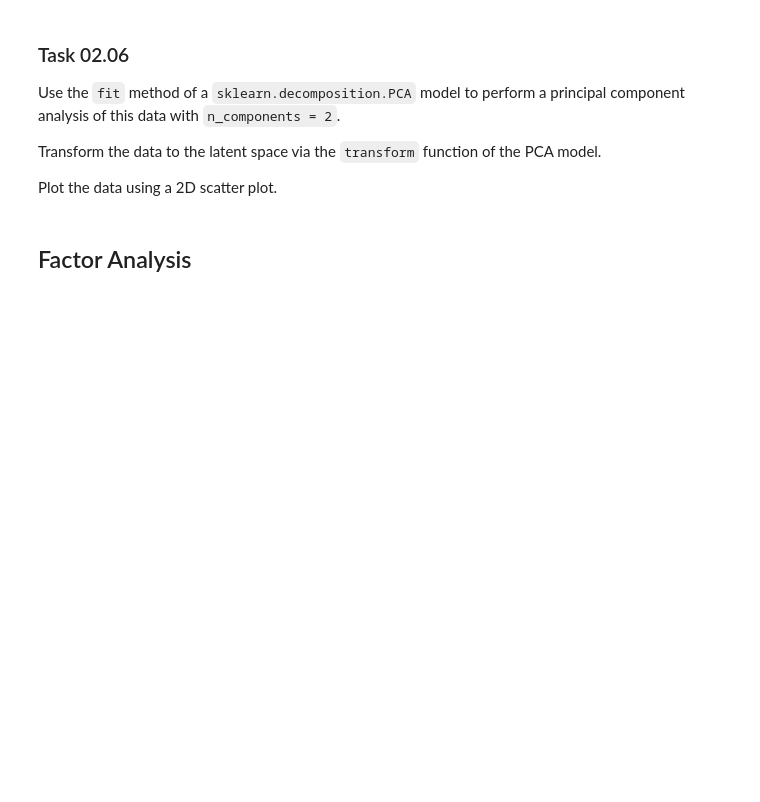
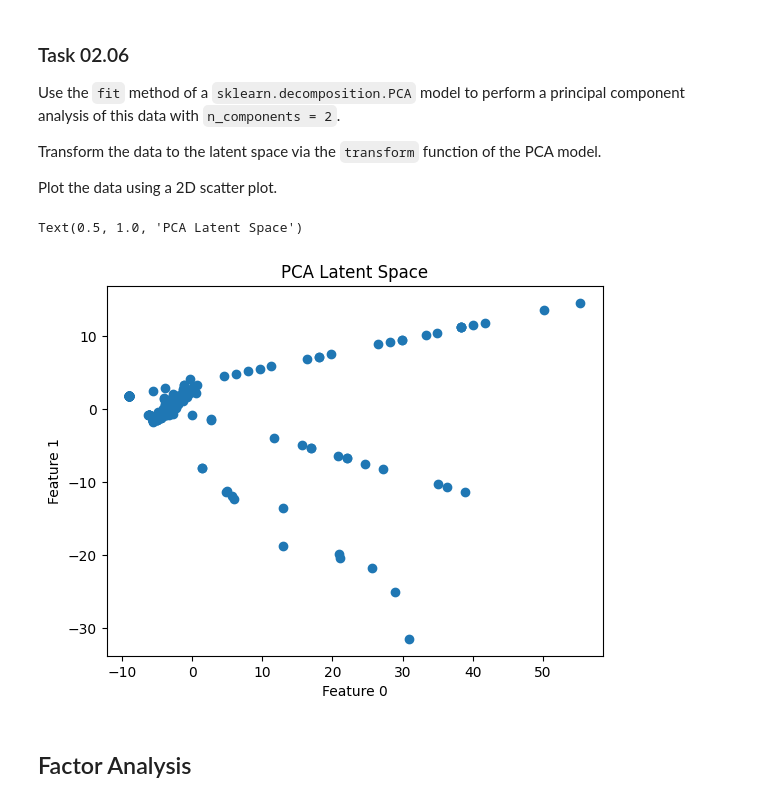
Before and after one commit to ChonsShadow/datamining_24-25, a Jupyter notebook: sheet02/sheet02.ipynb, the cells around one changed output. Cells and saved outputs as stored; diff of their text form; code cells hidden in the pictures; blank space fills up the shorter version.

```diff
--- a/sheet02/sheet02.ipynb
+++ b/sheet02/sheet02.ipynb
@@ -186,6 +186,22 @@ Transform the data to the latent space via the `transform` function of the PCA m
 Plot the data using a 2D scatter plot.
 # %%
 from sklearn.decomposition import PCA
+
+
+pca = PCA(n_components=2)
+pca.fit(X_normalized)
+
+X_latent_2d = pca.transform(X_normalized)
+
+fig = plt.figure()
+ax1 = fig.add_subplot()
+ax1.scatter(X_latent_2d[:, 0], X_latent_2d[:, 1])
+ax1.set_ylabel('Feature 1')
+ax1.set_xlabel('Feature 0')
+ax1.set_title('PCA Latent Space')
+# %% [output]
+Text(0.5, 1.0, 'PCA Latent Space')
+[figure, added]
 # %% [markdown]
 ## Factor Analysis
 # %% [markdown]
```
